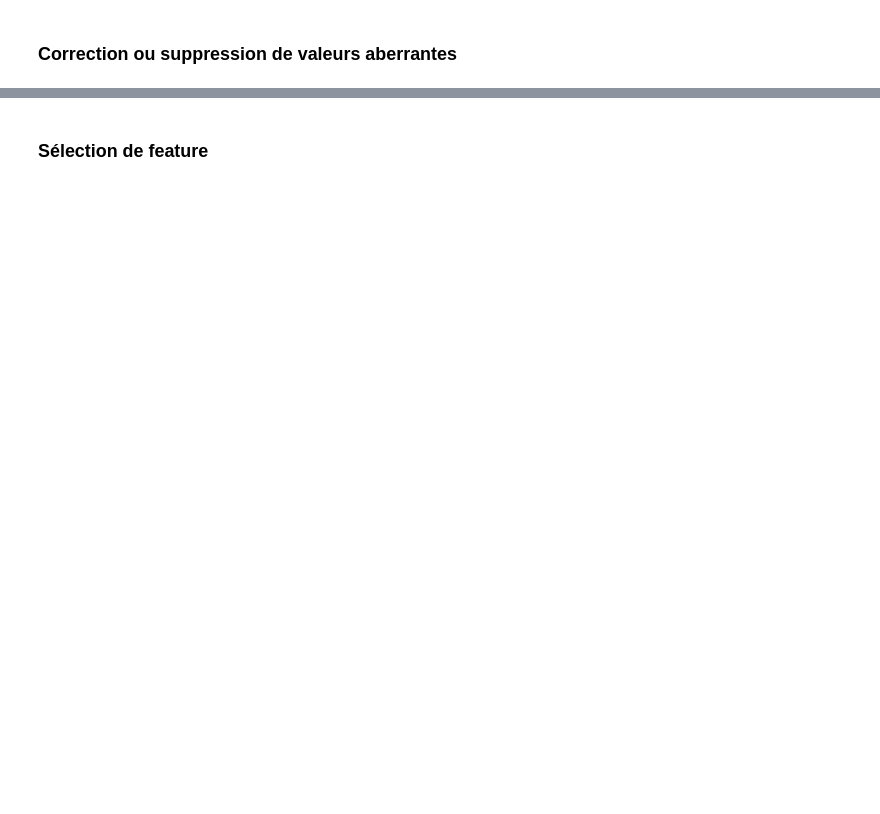
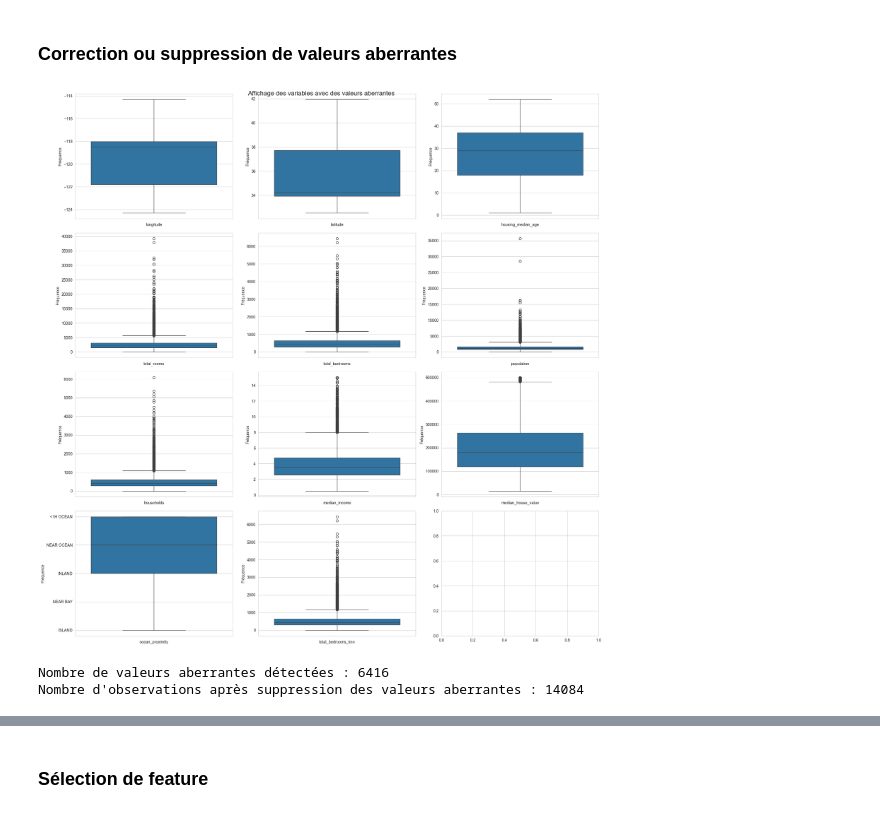
Before and after one commit to Staures92/Formation_Intermediaire, a Jupyter notebook: Machine Learning/1.1. Lab1 - Data Preprocessing - California Housing Median Price.ipynb, the cells around one changed output, grey strips where cells are left out. Saved outputs shown, nothing was run; the diff lists cells and outputs as text; code cells hidden in the pictures; blank space fills up the shorter version.

```diff
--- a/Machine Learning/1.1. Lab1 - Data Preprocessing - California Housing Median Price.ipynb
+++ b/Machine Learning/1.1. Lab1 - Data Preprocessing - California Housing Median Price.ipynb
@@ -509,3 +529,6 @@ These transformations can help in addressing data quality issues, reducing skewn
 # %%
-# gestion des données manquantes
-housing_train_clean_df = _
+# gestion des données manquantes en utilisant l'imputation KNN
+
+knn_imputer = KNNImputer(n_neighbors=5)
+housing_train_df['total_bedrooms_knn'] = knn_imputer.fit_transform(housing_train_df[['total_bedrooms']])
+housing_train_clean_df = housing_train_df
@@ -512,2 +567,59 @@ housing_train_clean_df = _
 # %% [markdown]
 ### Correction ou suppression de valeurs aberrantes
+# %%
+columns = ['longitude', 'latitude', 'housing_median_age', 'total_rooms',
+                     'total_bedrooms', 'population', 'households', 'median_income',
+                     'median_house_value', 'ocean_proximity', 'total_bedrooms_knn']
+
+# Configurer la grille du subplot
+fig, axes = plt.subplots(4, 3, figsize=(20, 20))
+fig.suptitle('Affichage des variables avec des valeurs aberrantes', fontsize=16)
+
+# la methode 'flatten' pour une itération facile
+axes = axes.flatten()
+
+# Créer le plot de distribution pour chaque variable numérique
+for i, column in enumerate(columns):
+    sns.boxplot(housing_train_clean_df[column], ax=axes[i])
+    #axes[i].set_title(f'{column}')
+    axes[i].set_xlabel(column)
+    axes[i].set_ylabel('Fréquence')
+
+# Adjust the layout and display the plot
+plt.tight_layout()
+plt.show()
+# %% [output]
+[figure, added]
+# %%
+# Fonction pour calculer l'IQR
+def calculate_iqr(x):
+    q1 = x.quantile(0.25)
+    q3 = x.quantile(0.75)
+    iqr = q3 - q1
+    return iqr
+
+# Calcul de l'IQR pour chaque colonne numérique
+iqr_values = housing_train_clean_df.select_dtypes(include='number').apply(calculate_iqr, axis=0)
+
+# Définition du seuil pour la détection des valeurs aberrantes
+iqr_threshold = 1.5
+
+# Identification des valeurs aberrantes
+outliers = pd.DataFrame()
+for col in housing_train_clean_df.select_dtypes(include='number').columns:
+    q1 = housing_train_clean_df[col].quantile(0.25)
+    q3 = housing_train_clean_df[col].quantile(0.75)
+    iqr = iqr_values[col]
+    outlier_mask = (housing_train_clean_df[col] < (q1 - iqr_threshold * iqr)) | (housing_train_clean_df[col] > (q3 + iqr_threshold * iqr))
+    outliers[col] = outlier_mask
+
+# Affichage des résultats
+print("Nombre de valeurs aberrantes détectées :", outliers.sum().sum())
+#print("Colonnes contenant des valeurs aberrantes :", outliers.loc[:, outliers.any()].columns.tolist())
+
+# Suppression des valeurs aberrantes
+Housing_clean = housing_train_clean_df.loc[~outliers.any(axis=1)]
+print("Nombre d'observations après suppression des valeurs aberrantes :", len(Housing_clean))
+# %% [output]
+Nombre de valeurs aberrantes détectées : 6416
+Nombre d'observations après suppression des valeurs aberrantes : 14084
```
Also changed, not shown: parts of 33 cells of this notebook, 2 other files.
